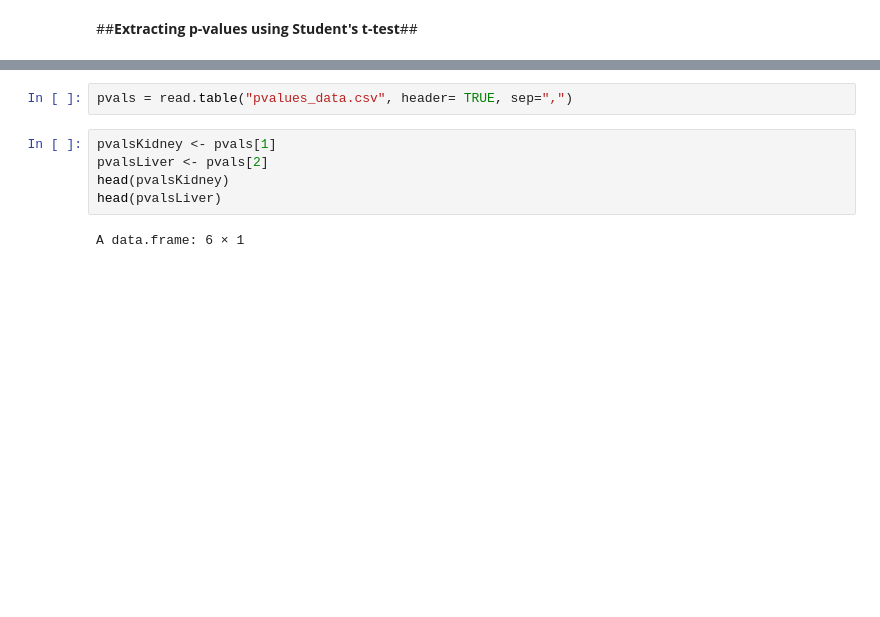
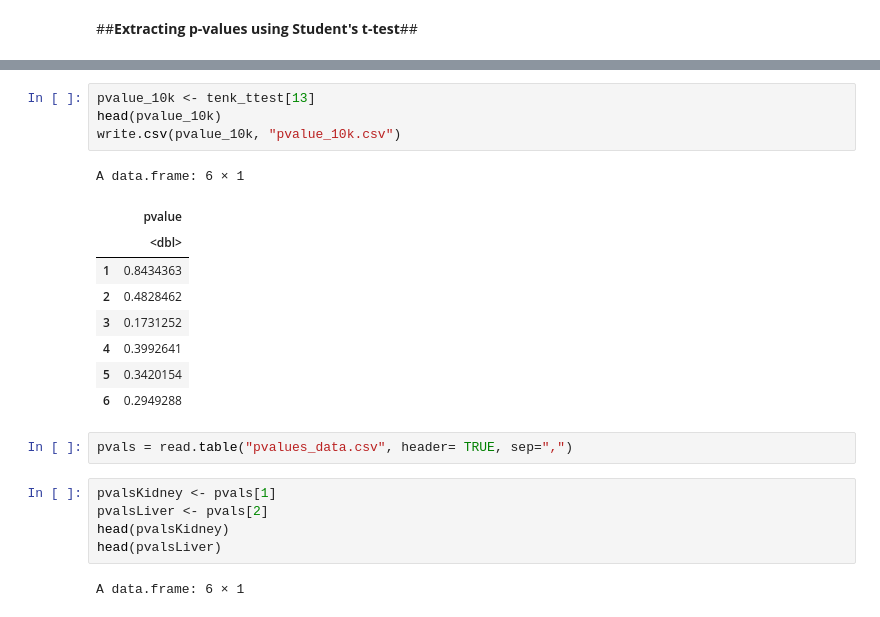
Before and after one commit to almedida/thesis, a Jupyter notebook: 10k_student_ttest.ipynb, the cells around one changed output, grey strips where cells are left out. Cells and saved outputs as stored; diff of their text form; blank space fills up the shorter version.

```diff
--- a/10k_student_ttest.ipynb
+++ b/10k_student_ttest.ipynb
@@ -34,3 +76,17 @@ write.csv(liver_ttest, "liver_ttest.csv")
+# %%
+pvalue_10k <- tenk_ttest[13]
+head(pvalue_10k)
+write.csv(pvalue_10k, "pvalue_10k.csv")
+# %% [output]
+A data.frame: 6 × 1
+|  | pvalue |
+|  | <dbl> |
+| 1 | 0.8434363 |
+| 2 | 0.4828462 |
+| 3 | 0.1731252 |
+| 4 | 0.3992641 |
+| 5 | 0.3420154 |
+| 6 | 0.2949288 |
 # %%
 pvals = read.table("pvalues_data.csv", header= TRUE, sep=",")
 # %%
```
Also changed, not shown: parts of 10 cells of this notebook.
